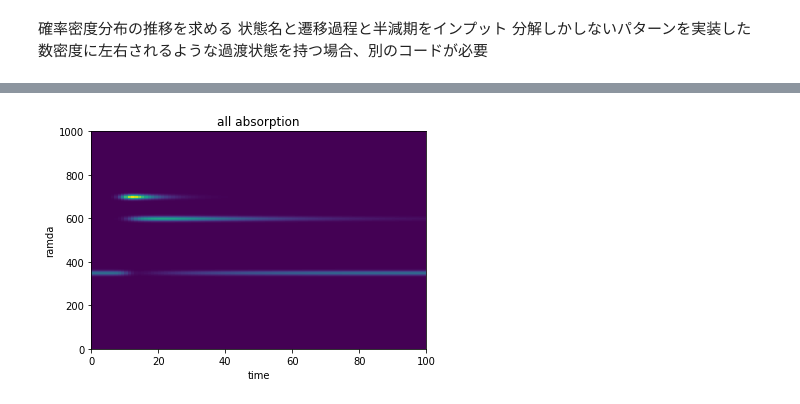
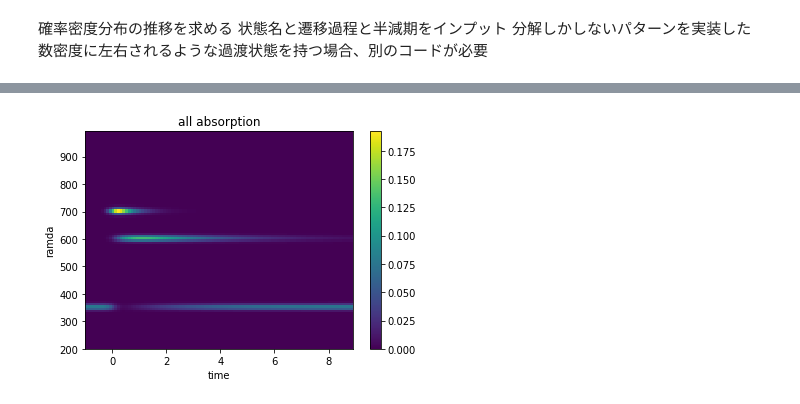
Before and after one commit to rokaboNatttsu/absorption_time_change, a Jupyter notebook: test.ipynb, the cells around one changed output, grey strips where cells are left out. Cells and saved outputs as stored; diff of their text form; code cells hidden in the pictures.

```diff
--- a/test.ipynb
+++ b/test.ipynb
@@ -23,14 +24,14 @@ state_numbers = {
 
 states_graph = [
     ("A", "B", float("inf"), 1, True),# 遷移前の状態, 遷移後の状態, 遷移前の状態の寿命, 数密度何倍になるか,　遷移先の状態は光励起直後か
-    ("B", "C", 5, 1, False),
-    ("C", "A", 25, 1, False),
+    ("B", "C", 0.5, 1, False),
+    ("C", "A", 2.5, 1, False),
 ]
 
 bins = 10**4
-before_lay_time_range = 10
-after_lay_time_range = 90
-lay_width_time_range = 2.5
+before_lay_time_range = 1
+after_lay_time_range = 9
+lay_width_time_range = 0.25
 time_range = before_lay_time_range + after_lay_time_range
 # %%
 lay_d = np.exp(-(np.arange(bins) - bins*0.1)**2/(bins*lay_width_time_range/time_range)**2)
@@ -90,7 +91,7 @@ absorbance_dic = {
     "C":None,
     "D":None,
 }
-def gaussian_arr_creator(mean, std, max_density=1, ramda_lst=[i for i in range(0, 1000)]):
+def gaussian_arr_creator(mean, std, max_density=1, ramda_lst=[i for i in range(200, 1000)]):
     ramda_arr = np.array(ramda_lst)
     return ramda_arr, max_density*np.exp(-(ramda_arr - mean)**2/std**2)
 
@@ -105,31 +126,33 @@ absorbance_dic["D"] = D_arr
 # %%
+X, Y = 100, 100 #   X,Y軸のグリッド数
 t = (np.arange(bins) - bins*before_lay_time_range/time_range)/bins*time_range
+t_grid, ramda_grid = np.meshgrid(t[::max(1, len(t)//X)], ramda_arr[::max(1, len(ramda_arr)//Y)])
 
+exist_colorbar = False
 abs_sum_arr = None
 for name in state_numbers:
     if name in absorbance_dic:
-        t_grid, ramda_grid = np.meshgrid(t[::len(t)//100], ramda_arr)
-        abs_arr = np.outer(absorbance_dic[name], dp[state_numbers[name]][::len(t)//100])
+        abs_arr = np.outer(absorbance_dic[name][::max(1, len(ramda_arr)//X)], dp[state_numbers[name]][::max(1, len(t)//Y)])
 
-        plt.pcolor(abs_arr)
+        #plt.pcolor(abs_arr)
+        plt.pcolor(t_grid, ramda_grid, abs_arr[:-1,:-1])
         plt.xlabel("time")
         plt.ylabel("ramda")
         plt.title(name)
+        if not exist_colorbar:
+            plt.colorbar()
+            exist_colorbar = True
+        plt.savefig("absorption"+name+".png")
         if abs_sum_arr is None:
             abs_sum_arr = abs_arr
         else:
             abs_sum_arr += abs_arr
 
 
-        plt.savefig("absorption"+name+".png")
-
-plt.pcolor(abs_sum_arr)
+plt.pcolor(t_grid, ramda_grid, abs_sum_arr[:-1,:-1])
 plt.xlabel("time")
 plt.ylabel("ramda")
 plt.title("all absorption")
-i += 1
-
-
 plt.savefig("all absorption.png")
 # %% [output]
-[figure, old version]
+[figure, new version]
```
Also changed, not shown: parts of 10 cells of this notebook, 6 other files.
